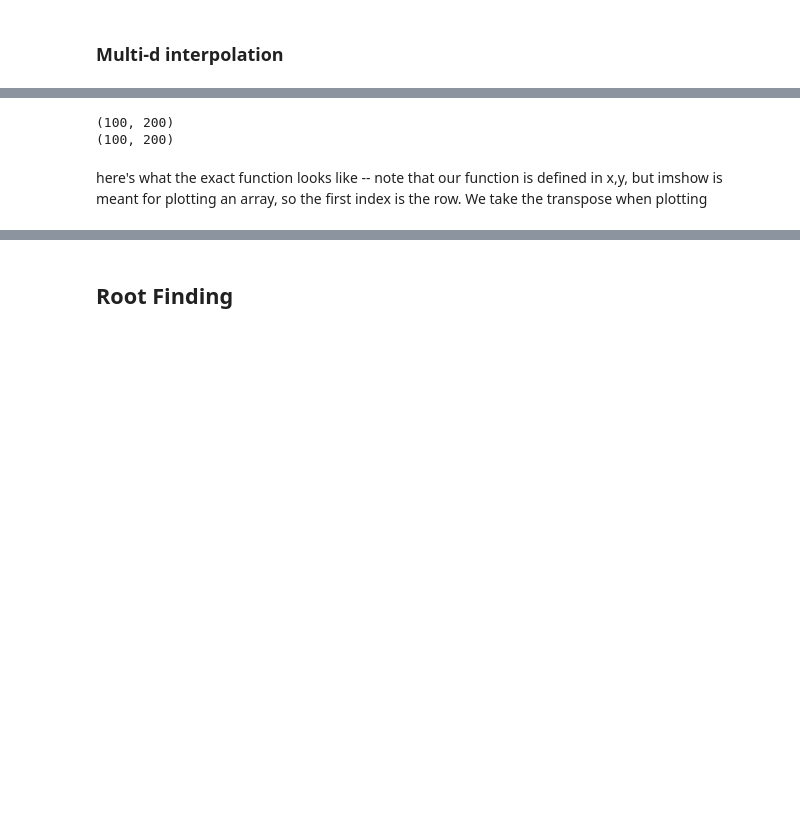
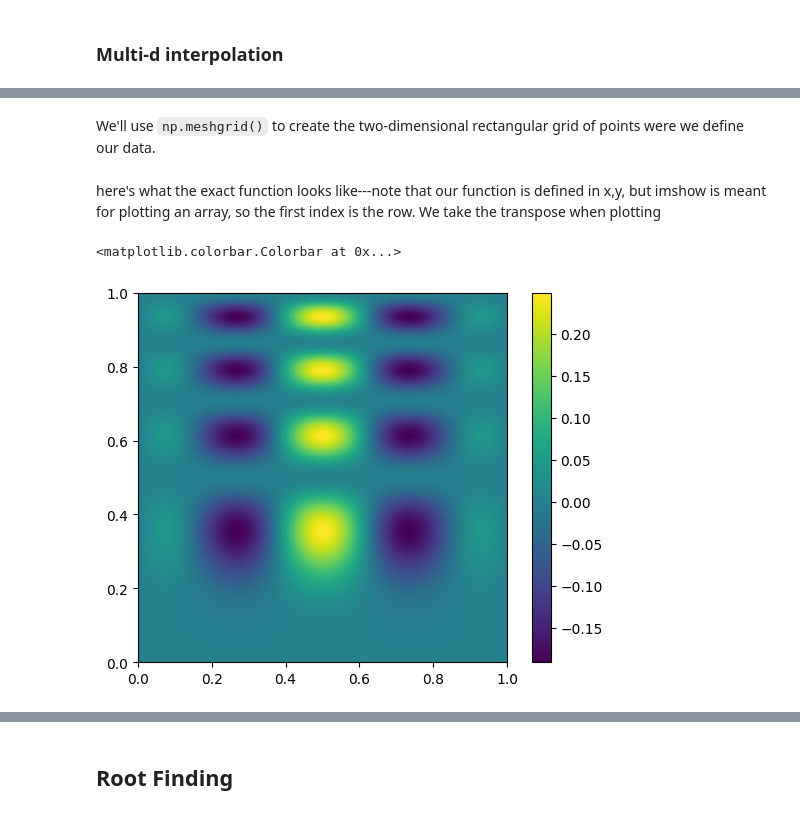
Before and after one commit to sbu-phy-ast-reu/reu-python-tutorial, a Jupyter notebook: content/05-python-scipy/scipy-basics.ipynb, the cells around one changed output, grey strips where cells are left out. Drawn from its saved outputs; the diff is of its cells as text; code cells hidden in the pictures; blank space fills up the shorter version.

```diff
--- a/content/05-python-scipy/scipy-basics.ipynb
+++ b/content/05-python-scipy/scipy-basics.ipynb
@@ -232,6 +240,2 @@ grid_x, grid_y = np.mgrid[0:1:100j, 0:1:200j]
-# %%
-print(grid_x.shape)
-print(grid_y.shape)
-# %% [output]
-(100, 200)
-(100, 200)
+# %% [markdown]
+We'll use `np.meshgrid()` to create the two-dimensional rectangular grid of points were we define our data.
@@ -238,2 +250,10 @@ print(grid_y.shape)
 # %% [markdown]
-here's what the exact function looks like -- note that our function is defined in x,y, but imshow is meant for plotting an array, so the first index is the row.  We take the transpose when plotting
+here's what the exact function looks like---note that our function is defined in x,y, but imshow is meant for plotting an array, so the first index is the row.  We take the transpose when plotting
+# %%
+fig, ax = plt.subplots()
+data = func(x, y)
+im = ax.imshow(data.T, extent=(0, 1, 0, 1), origin="lower")
+fig.colorbar(im, ax=ax)
+# %% [output]
+<matplotlib.colorbar.Colorbar at 0x...>
+[figure, added]
```
Also changed, not shown: parts of 48 cells of this notebook, 1 other file.
